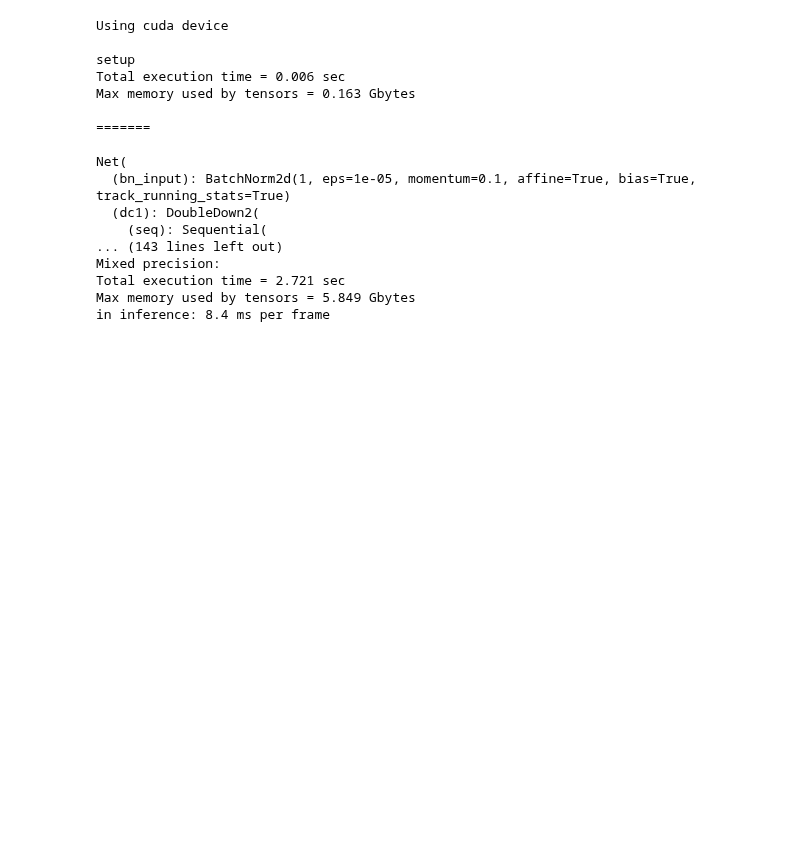
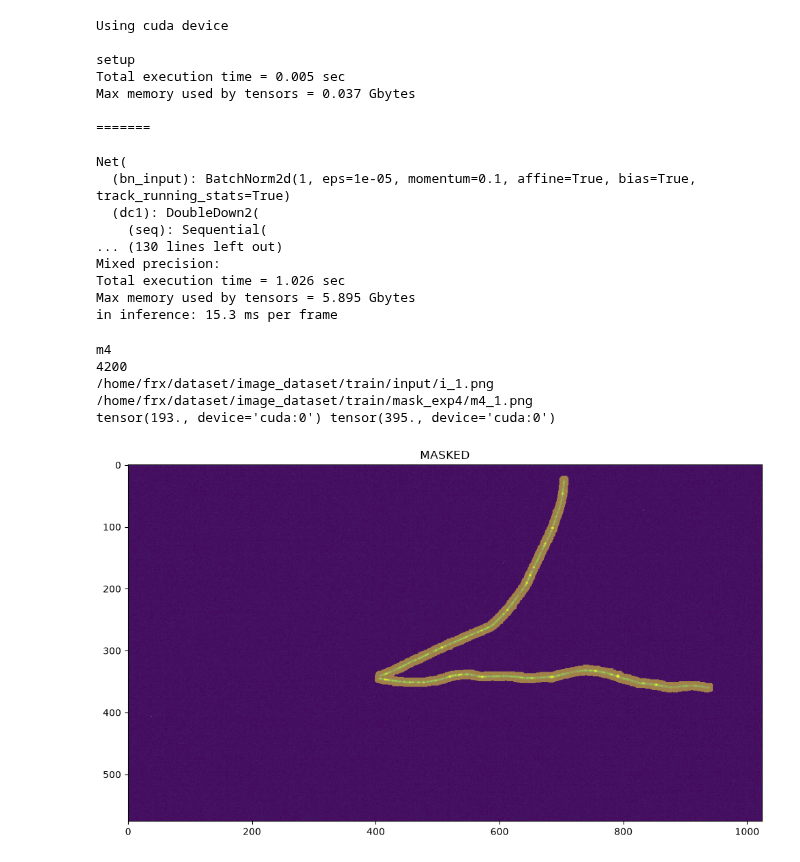
Before and after one commit to FrankJRix/cygnet, a Jupyter notebook: main.ipynb, the cells around one changed output. Saved outputs shown, nothing was run; the diff lists cells and outputs as text; code cells hidden in the pictures; blank space fills up the shorter version.

Commit message:
image extraction and data stats

```diff
--- a/main.ipynb
+++ b/main.ipynb
@@ -1,6 +1,6 @@
 # %%
 import cygnet
-import torch, time
+import torch, time, os
 
 test_fixed_precision = False
 
@@ -14,8 +14,8 @@ print(f"Using {device} device")
 torch.set_default_device(device)
 
 b_size = 8
-num_batches = 2
-epochs = 5
+num_batches = 1
+epochs = 1
 
 H = 2304 // 4
 W = 4096 // 4
@@ -66,8 +66,8 @@ print(f"in inference: {tim:.1f} ms per frame")
 Using cuda device
 
 setup
-Total execution time = 0.006 sec
-Max memory used by tensors = 0.163 Gbytes
+Total execution time = 0.005 sec
+Max memory used by tensors = 0.037 Gbytes
 
 =======
 
@@ -75,8 +75,46 @@ Net(
   (bn_input): BatchNorm2d(1, eps=1e-05, momentum=0.1, affine=True, bias=True, track_running_stats=True)
   (dc1): DoubleDown2(
     (seq): Sequential(
-... (143 lines left out)
+... (130 lines left out)
 Mixed precision:
-Total execution time = 2.721 sec
-Max memory used by tensors = 5.849 Gbytes
-in inference: 8.4 ms per frame
+Total execution time = 1.026 sec
+Max memory used by tensors = 5.895 Gbytes
+in inference: 15.3 ms per frame
+# %%
+# paths
+train_path = "/home/frx/dataset/image_dataset/train"
+vali_path = "/home/frx/dataset/image_dataset/vali"
+test_path = "/home/frx/dataset/image_dataset/test"
+
+# folders:
+input_path = "input"
+mask_path = "mask"
+mask_exp2_path = "mask_exp2"
+mask_exp4_path = "mask_exp4"
+
+# change this
+target_path = mask_exp4_path
+
+input_train_path = os.path.join(train_path, input_path)
+target_train_path = os.path.join(train_path, target_path)
+
+input_vali_path = os.path.join(vali_path, input_path)
+target_vali_path = os.path.join(vali_path, target_path)
+
+input_test_path = os.path.join(test_path, input_path)
+target_test_path = os.path.join(test_path, target_path)
+
+dset = cygnet.CygnoSet(input_train_path, target_train_path)
+print(len(dset))
+
+image, mask = dset[1]
+
+print(image.min(), image.max())
+
+cygnet.debug_plot(image.cpu().squeeze(), mask.cpu().squeeze())
+# %% [output]
+m4
+4200
+/home/frx/dataset/image_dataset/train/input/i_1.png /home/frx/dataset/image_dataset/train/mask_exp4/m4_1.png
+tensor(193., device='cuda:0') tensor(395., device='cuda:0')
+[figure, added]
```
Also changed, not shown: 2 other files.
